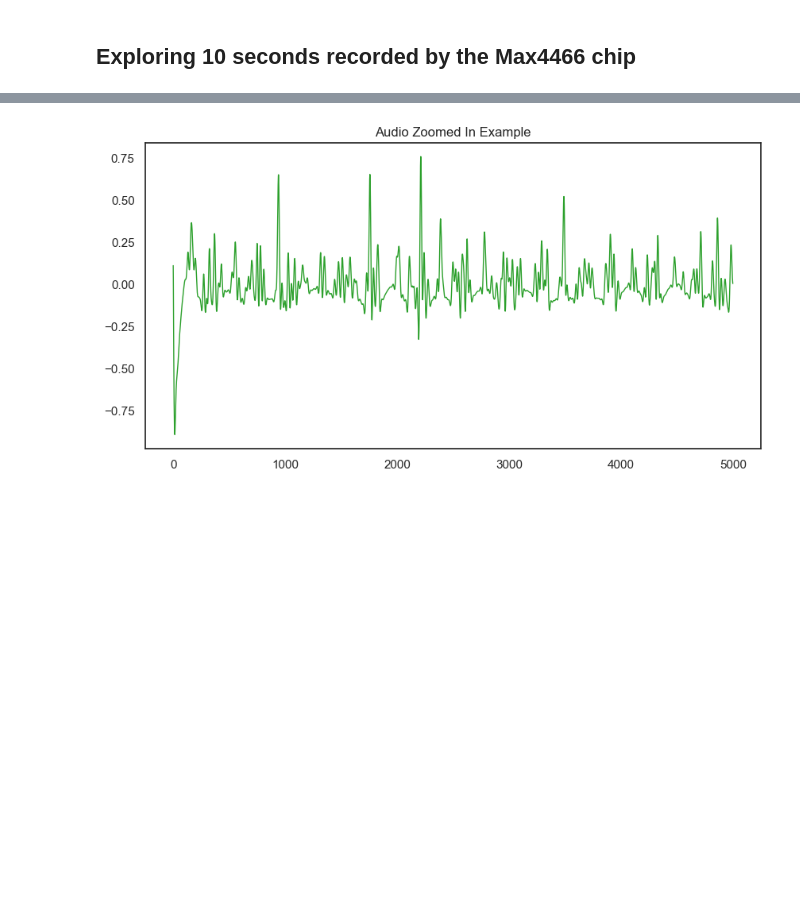
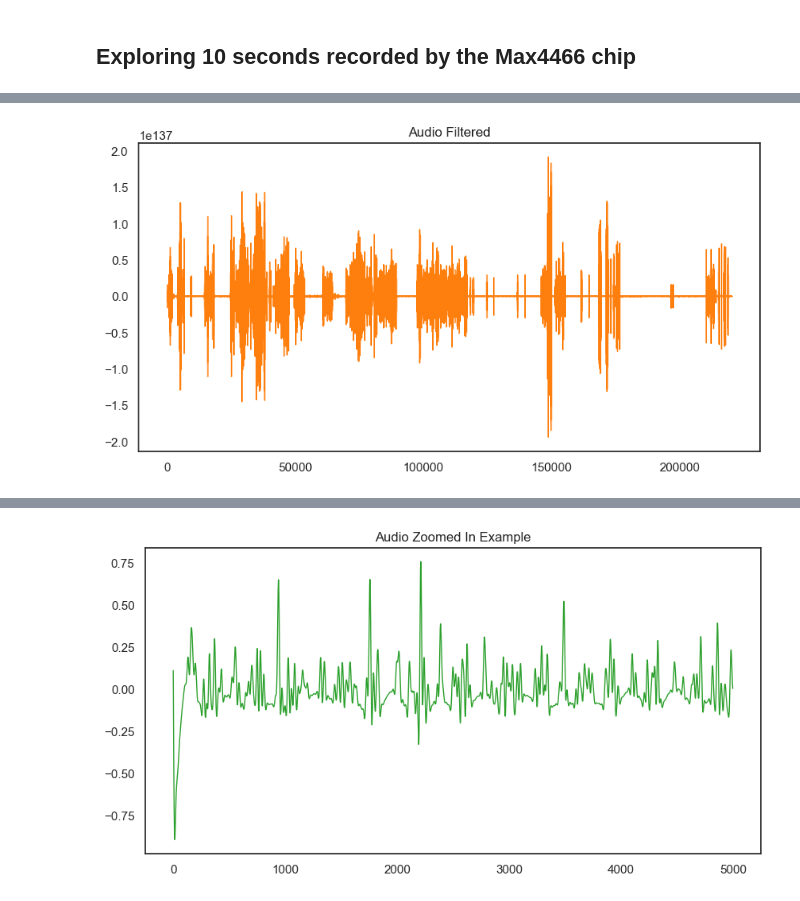
Before and after one commit to MuhammedELSayedBrq/arabic_real_time_translation_pin_stt_mt_tts, a Jupyter notebook: working-with-audio-in-python.ipynb, the cells around one changed output, grey strips where cells are left out. Cells and saved outputs as stored; diff of their text form; code cells hidden in the pictures; blank space fills up the shorter version.

```diff
--- a/working-with-audio-in-python.ipynb
+++ b/working-with-audio-in-python.ipynb
@@ -56,0 +93,18 @@ plt.show()
+# %%
+from scipy.signal import butter, lfilter
+
+cutoff_freq = 300
+highpass_freq = 3400
+fs = 22050
+
+a, b = butter(cutoff_freq, [cutoff_freq/(fs/2), highpass_freq/(fs/2)], btype='band')
+filtered_signal = lfilter(b, 5, y)
+
+pd.Series(filtered_signal).plot(figsize=(10, 5),
+                  lw=1,
+                  title='Audio Filtered',
+                 color=color_pal[1])
+
+plt.show()
+# %% [output]
+[figure, added]
```
Also changed, not shown: parts of 6 cells of this notebook, 14 other files.
